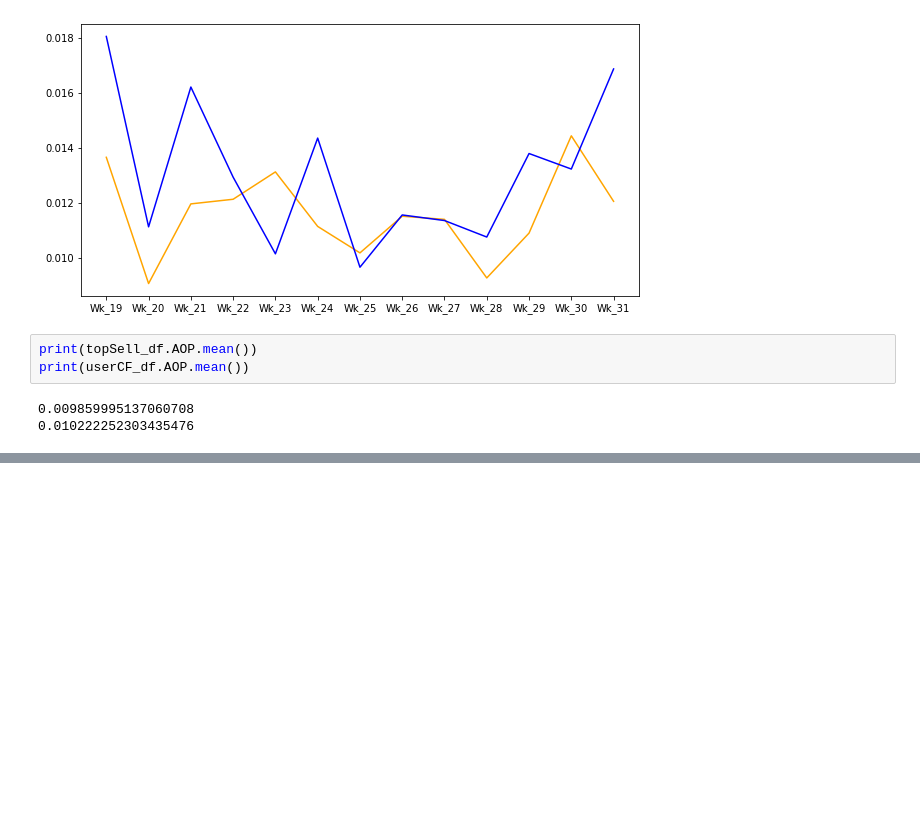
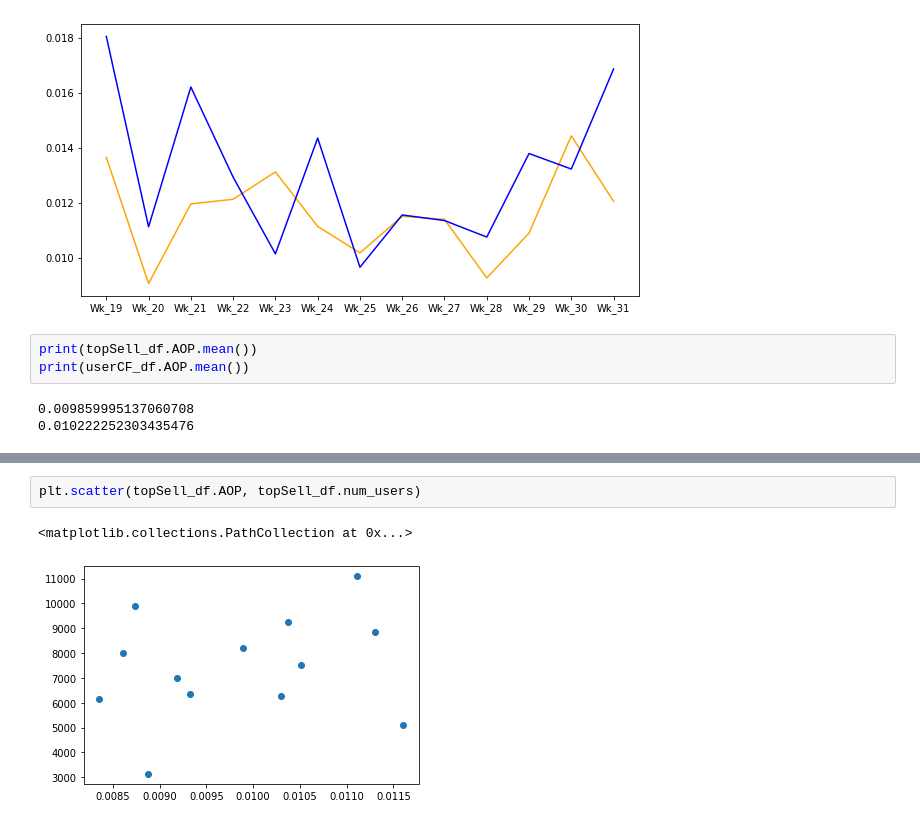
Before and after one commit to alexkychen/HMproduct, a Jupyter notebook: notebook/Data_preprocess.ipynb, the cells around one changed output, grey strips where cells are left out. Drawn from its saved outputs; the diff is of its cells as text; blank space fills up the shorter version.

```diff
--- a/notebook/Data_preprocess.ipynb
+++ b/notebook/Data_preprocess.ipynb
@@ -543,0 +567,5 @@ print(userCF_df.AOP.mean())
+# %%
+plt.scatter(topSell_df.AOP, topSell_df.num_users)
+# %% [output]
+<matplotlib.collections.PathCollection at 0x...>
+[figure, added]
```
Also changed, not shown: parts of 5 cells of this notebook, 6 other files.
